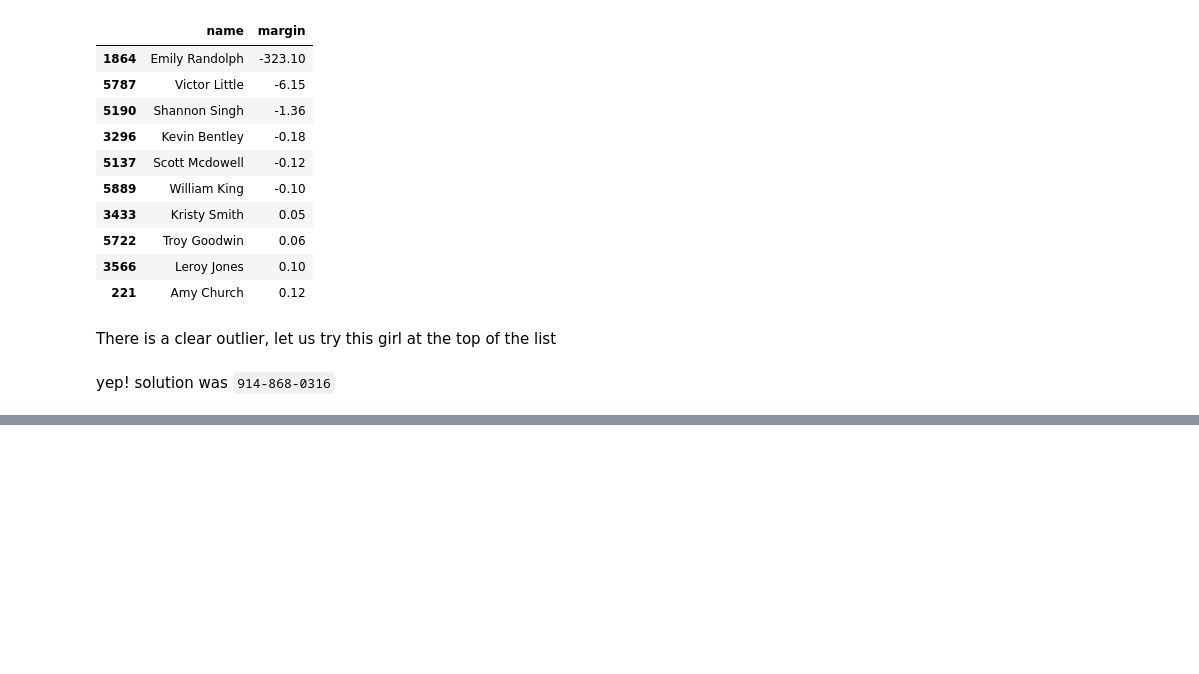
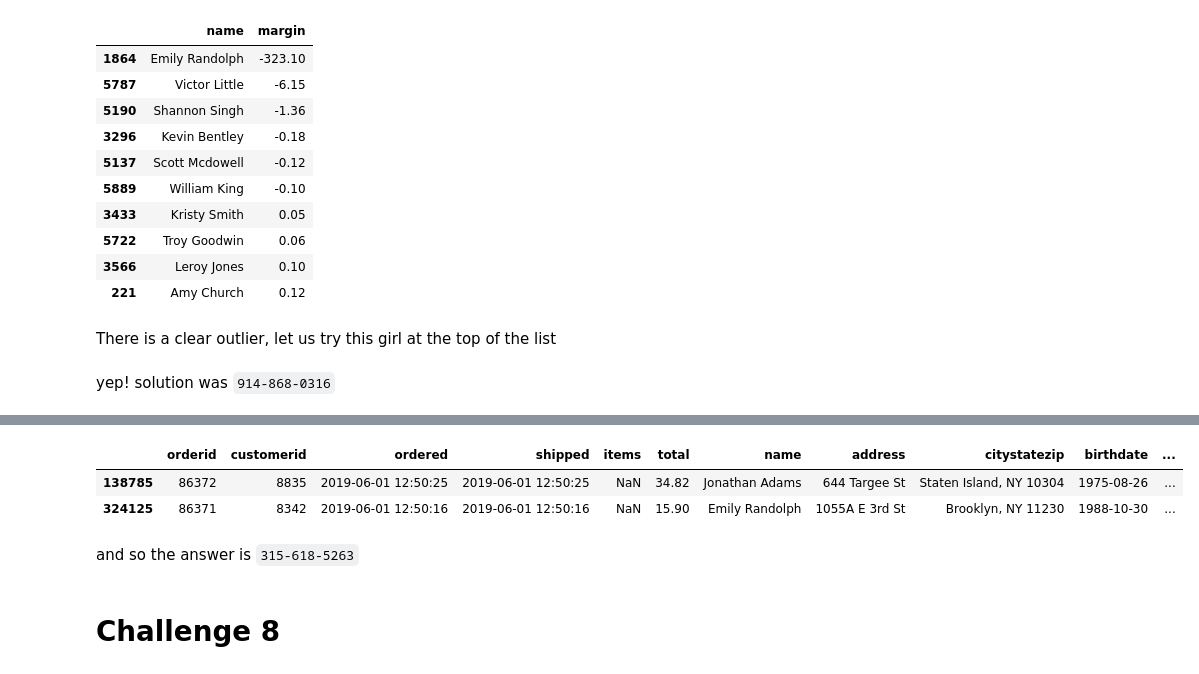
Before and after one commit to Clement-Lelievre/hannukah_of_code, a Jupyter notebook: hanukkah_of_data.ipynb, the cells around one changed output, grey strips where cells are left out. Drawn from its saved outputs; the diff is of its cells as text; code cells hidden in the pictures; blank space fills up the shorter version.

```diff
--- a/hanukkah_of_data.ipynb
+++ b/hanukkah_of_data.ipynb
@@ -652,0 +682,6 @@ Challenge 7
+# %%
+def get_purchases_within_x_min_of(ordered_time: str, nb_min:int=10):
+    ot = pd.Timestamp(ordered_time)
+    before = ot.replace(minute=max(0, ot.minute - nb_min))
+    after = ot.replace(minute=min(59, ot.minute+nb_min))
+    return all_df[(all_df.ordered >= before) & (all_df.ordered <= after) & (all_df.without_paren == emily[emily.ordered==ordered_time].without_paren.iloc[0])]
@@ -652,0 +695,10 @@ Challenge 7
+# %%
+get_purchases_within_x_min_of('2019-06-01 12:50:16')
+# %% [output]
+|  | orderid | customerid | ordered | shipped | items | total | name | address | citystatezip | birthdate | ... |
+| 138785 | 86372 | 8835 | 2019-06-01 12:50:25 | 2019-06-01 12:50:25 | NaN | 34.82 | Jonathan Adams | 644 Targee St | Staten Island, NY 10304 | 1975-08-26 | ... |
+| 324125 | 86371 | 8342 | 2019-06-01 12:50:16 | 2019-06-01 12:50:16 | NaN | 15.90 | Emily Randolph | 1055A E 3rd St | Brooklyn, NY 11230 | 1988-10-30 | ... |
+# %% [markdown]
+and so the answer is `315-618-5263`
+# %% [markdown]
+# Challenge 8
```
Also changed, not shown: parts of 9 cells of this notebook.
